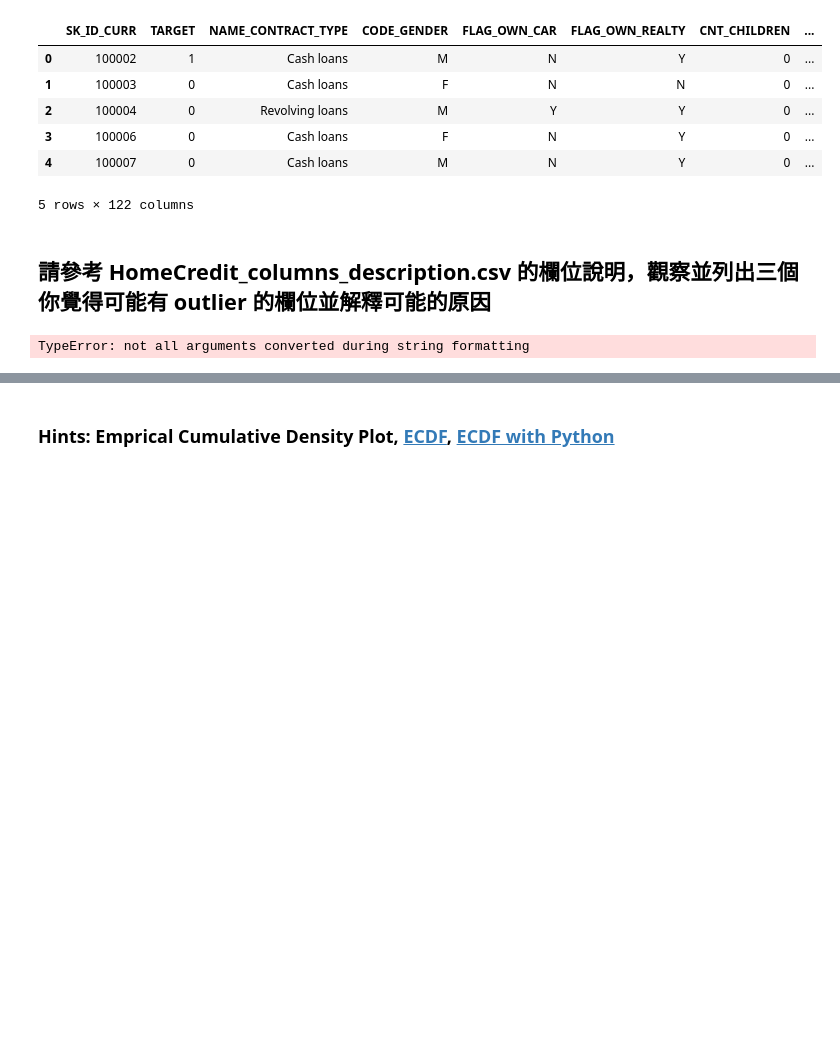
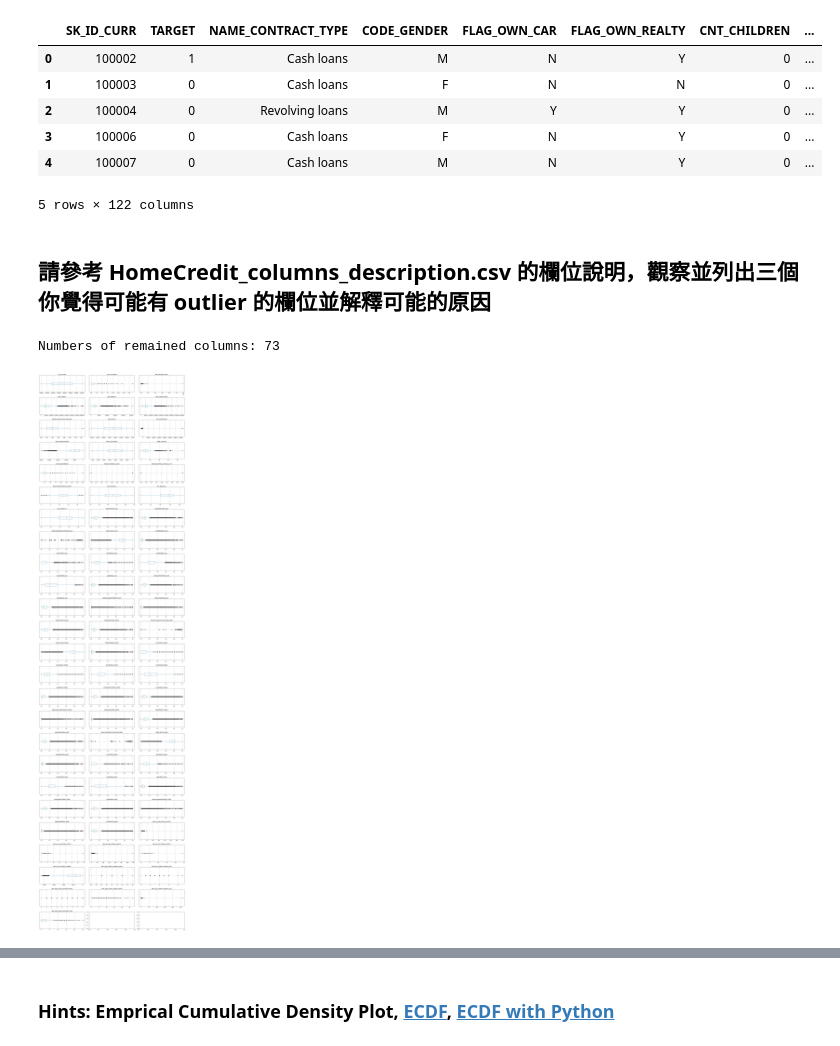
Before and after one commit to chichihhan/ML100Days, a Jupyter notebook: homework/Day_009_HW.ipynb, the cells around one changed output, grey strips where cells are left out. Drawn from its saved outputs; the diff is of its cells as text; code cells hidden in the pictures; blank space fills up the shorter version.

```diff
--- a/homework/Day_009_HW.ipynb
+++ b/homework/Day_009_HW.ipynb
@@ -40,22 +42,25 @@ Path of read in data: ./data\application_train.csv
 # %%
 # 先篩選數值型的欄位
 """
 YOUR CODE HERE, fill correct data types (for example str, float, int, ...)
 """
 dtype_select = [pd.np.dtype('int64'), pd.np.dtype('float64')]
-
 numeric_columns = list(app_train.columns[list(app_train.dtypes.isin(dtype_select))])
 
 # 再把只有 2 值 (通常是 0,1) 的欄位去掉
 numeric_columns = list(app_train[numeric_columns].columns[list(app_train[numeric_columns].apply(lambda x:len(x.unique())!=2 ))])
-print("Numbers of remain columns" % len(numeric_columns))
+print("Numbers of remained columns:", len(numeric_columns))
+
+n_rows = math.ceil(len(numeric_columns) / 3)
+
+fig, axes = plt.subplots(n_rows, 3, figsize=(20, n_rows*3))
 
 # 檢視這些欄位的數值範圍
-for col in numeric_columns:
-    """
-    Your CODE HERE, make the box plot
-    """
-
-    plt.show()
+for col, ax  in zip(numeric_columns, axes.ravel()):
+    app_train.boxplot(column=col, ax=ax, vert=False)
+    ax.set_yticklabels([])
+    ax.set_title(col)
+plt.tight_layout()
 # %% [output]
-TypeError: not all arguments converted during string formatting
+Numbers of remained columns: 73
+[figure, added]
```
Also changed, not shown: parts of 9 cells of this notebook.
